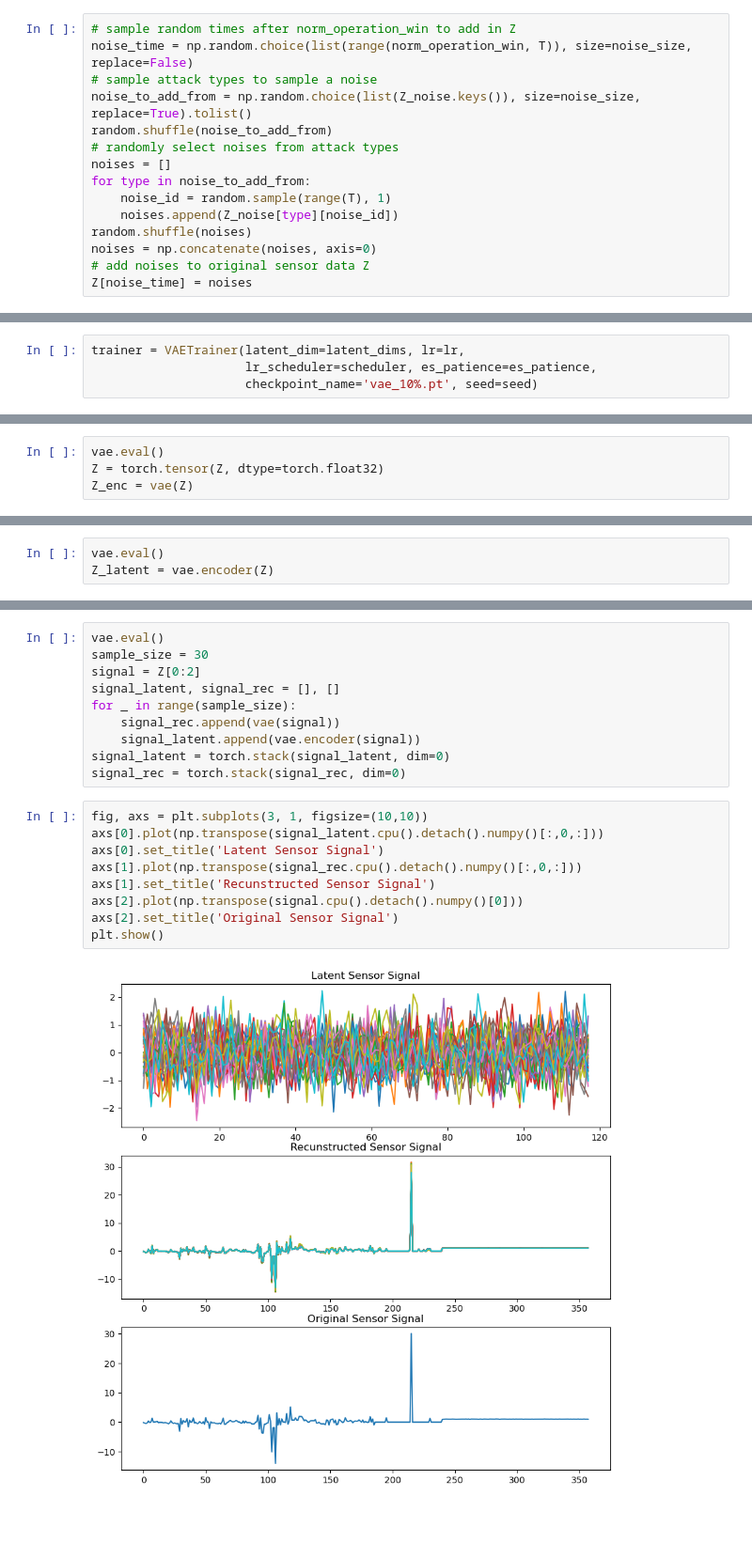
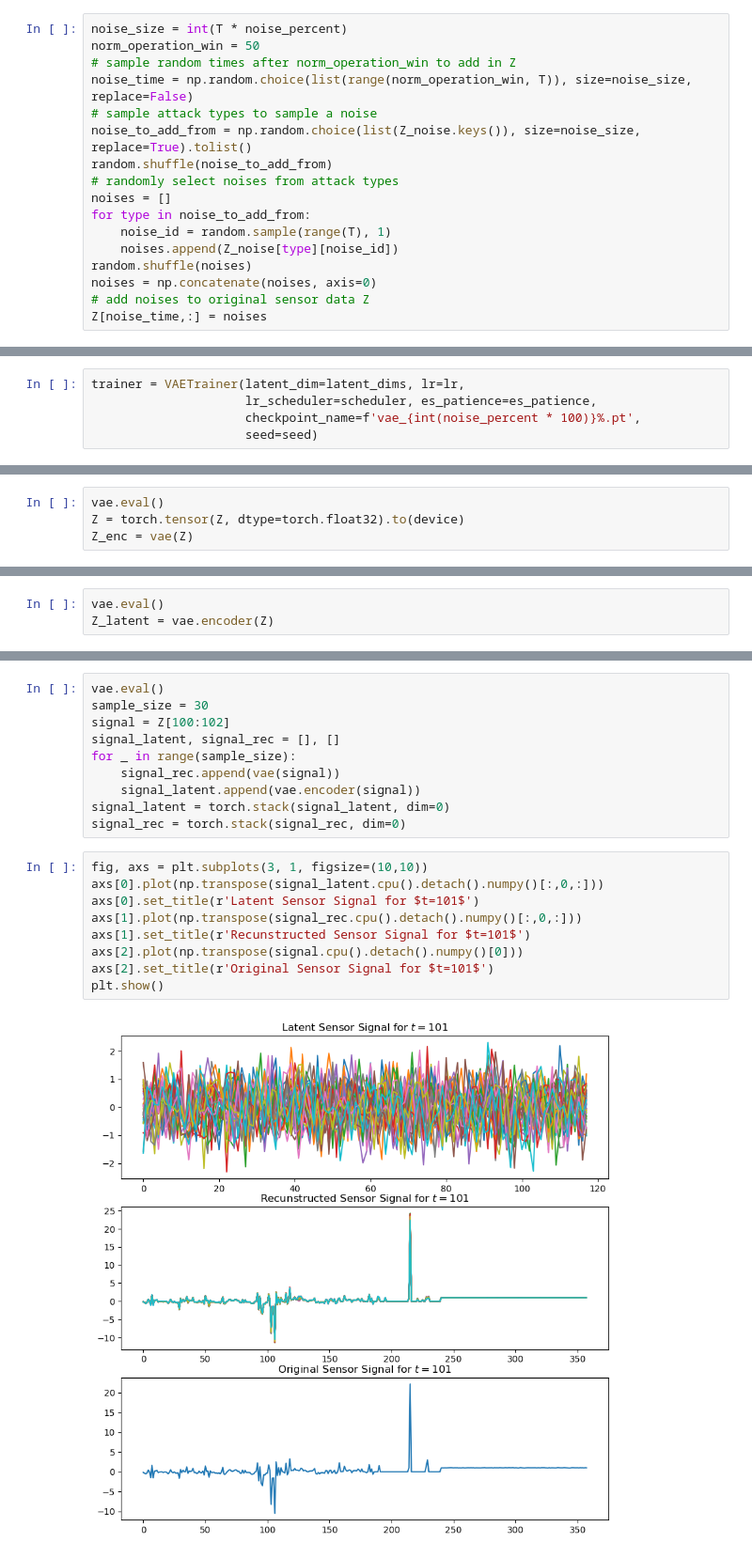
Before and after one commit to navidaftabi/rnn_paper, a Jupyter notebook: vae_10%.ipynb, the cells around one changed output, grey strips where cells are left out. Shown: that part at 94% size. Drawn from its saved outputs; the diff is of its cells as text; blank space fills up the shorter version.

```diff
--- a/vae_10%.ipynb
+++ b/vae_10%.ipynb
@@ -71,6 +67,8 @@ for filename in tqdm(os.listdir(NOISE_PATH), desc='Reading noise data ... '):
 
 Z_noise = dict(sorted(Z_noise.items()))
 # %%
+noise_size = int(T * noise_percent)
+norm_operation_win = 50
 # sample random times after norm_operation_win to add in Z
 noise_time = np.random.choice(list(range(norm_operation_win, T)), size=noise_size, replace=False)
 # sample attack types to sample a noise
@@ -84,7 +82,7 @@ for type in noise_to_add_from:
 random.shuffle(noises)
 noises = np.concatenate(noises, axis=0)
 # add noises to original sensor data Z
-Z[noise_time] = noises
+Z[noise_time,:] = noises
 # %%
 fig, axs = plt.subplots(figsize=(8,4))
 axs.plot(np.transpose(Z))
@@ -101,5 +99,6 @@ test_dl = DataLoader(test)
 # %%
 trainer = VAETrainer(latent_dim=latent_dims, lr=lr,
                      lr_scheduler=scheduler, es_patience=es_patience,
-                     checkpoint_name='vae_10%.pt', seed=seed)
+                     checkpoint_name=f'vae_{int(noise_percent * 100)}%.pt',
+                     seed=seed)
 # %% [output]
@@ -163,6 +162,6 @@ plot_learning(mse, kl, val_mse, val_kl)
 # %%
 vae.eval()
-Z = torch.tensor(Z, dtype=torch.float32)
+Z = torch.tensor(Z, dtype=torch.float32).to(device)
 Z_enc = vae(Z)
 # %%
 idx = 1001
@@ -193,7 +192,7 @@ plt.show()
 # %%
 vae.eval()
 sample_size = 30
-signal = Z[0:2]
+signal = Z[100:102]
 signal_latent, signal_rec = [], []
 for _ in range(sample_size):
     signal_rec.append(vae(signal))
@@ -203,11 +202,11 @@ signal_rec = torch.stack(signal_rec, dim=0)
 # %%
 fig, axs = plt.subplots(3, 1, figsize=(10,10))
 axs[0].plot(np.transpose(signal_latent.cpu().detach().numpy()[:,0,:]))
-axs[0].set_title('Latent Sensor Signal')
+axs[0].set_title(r'Latent Sensor Signal for $t=101$')
 axs[1].plot(np.transpose(signal_rec.cpu().detach().numpy()[:,0,:]))
-axs[1].set_title('Recunstructed Sensor Signal')
+axs[1].set_title(r'Recunstructed Sensor Signal for $t=101$')
 axs[2].plot(np.transpose(signal.cpu().detach().numpy()[0]))
-axs[2].set_title('Original Sensor Signal')
+axs[2].set_title(r'Original Sensor Signal for $t=101$')
 plt.show()
 # %% [output]
-[figure, old version]
+[figure, new version]
```
Also changed, not shown: parts of 11 cells of this notebook, 17 other files.
